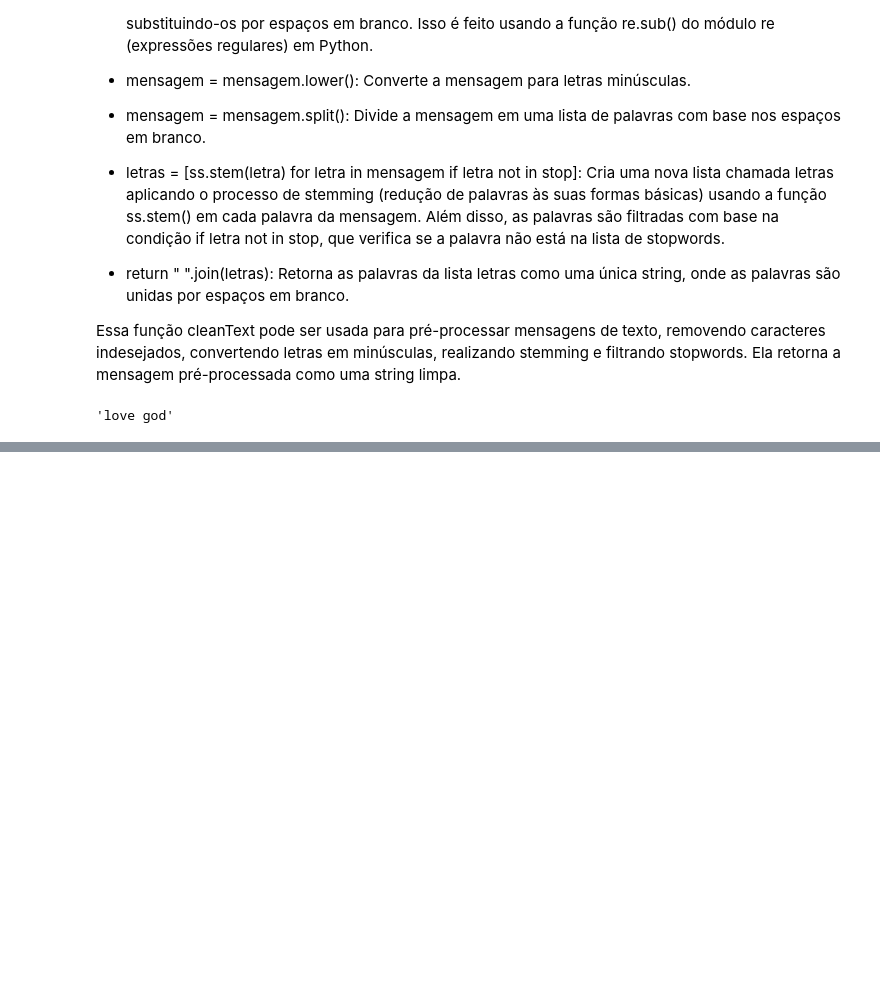
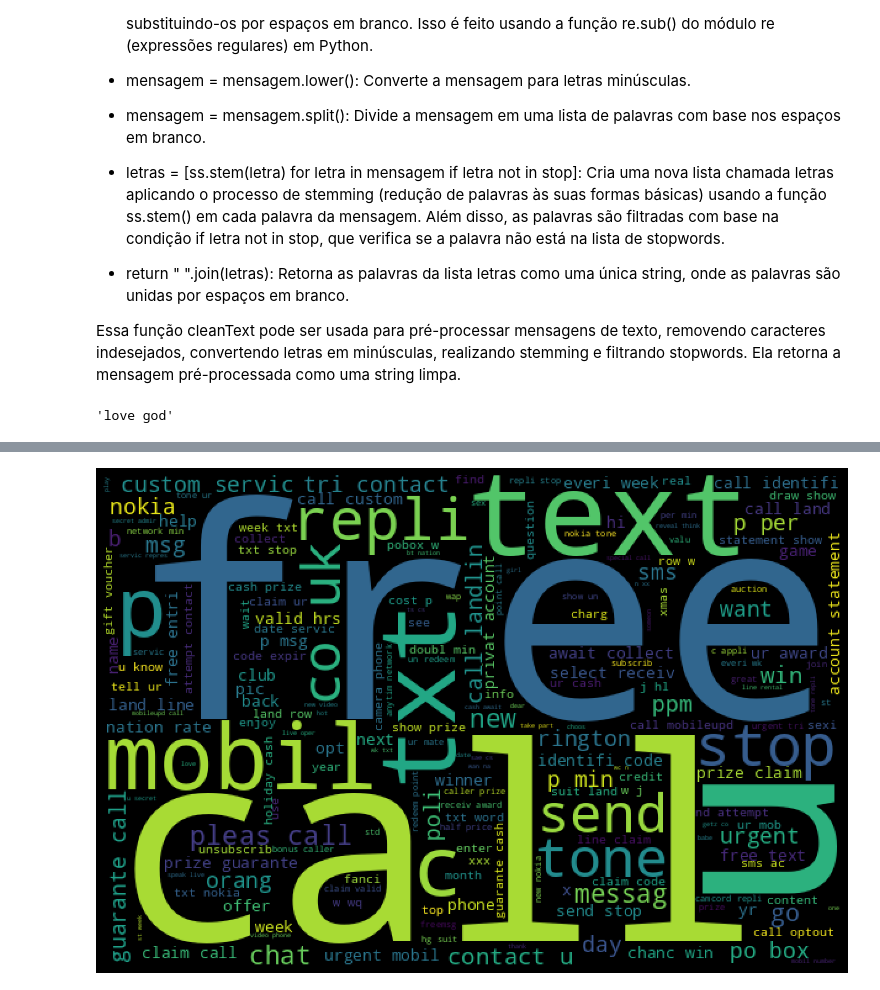
Before and after one commit to KARINAgoncalvesSOARES/ML_classificacao_de_spam, a Jupyter notebook: classificacao_de_spam.ipynb, the cells around one changed output, grey strips where cells are left out. Saved outputs shown, nothing was run; the diff lists cells and outputs as text; code cells hidden in the pictures; blank space fills up the shorter version.

Commit message:
Nuvem de palavras

```diff
--- a/classificacao_de_spam.ipynb
+++ b/classificacao_de_spam.ipynb
@@ -285,0 +356,16 @@ cleanText(":)I LOVE you, my God!")
+# %%
+spam_palavras = []
+ham_palavras = []
+
+def extractSpamWords(spamMsg):
+    global spam_palavras
+    palavras = [palavra for palavra in word_tokenize(spamMsg)]
+    spam_palavras = spam_palavras + palavras
+
+def extractHamWords(hamMsg):
+  global ham_palavras
+  palavras = [ palavra for palavra in word_tokenize(hamMsg)]
+  ham_palavras = ham_palavras + palavras
+
+# spam_msg.apply(extractSpamWords)
+# ham_msg.apply(extractHamWords)
@@ -285,0 +452,13 @@ cleanText(":)I LOVE you, my God!")
+# %%
+from wordcloud import WordCloud
+import matplotlib.pyplot as plt
+
+spam_wordcloud = WordCloud(width=600, height=400).generate(" ".join(spam_palavras))
+
+plt.figure(figsize=(12, 8), facecolor='k')
+plt.imshow(spam_wordcloud)
+plt.axis('off')
+plt.tight_layout(pad=0)
+plt.show()
+# %% [output]
+[figure, added]
```
Also changed, not shown: parts of 11 cells of this notebook.
